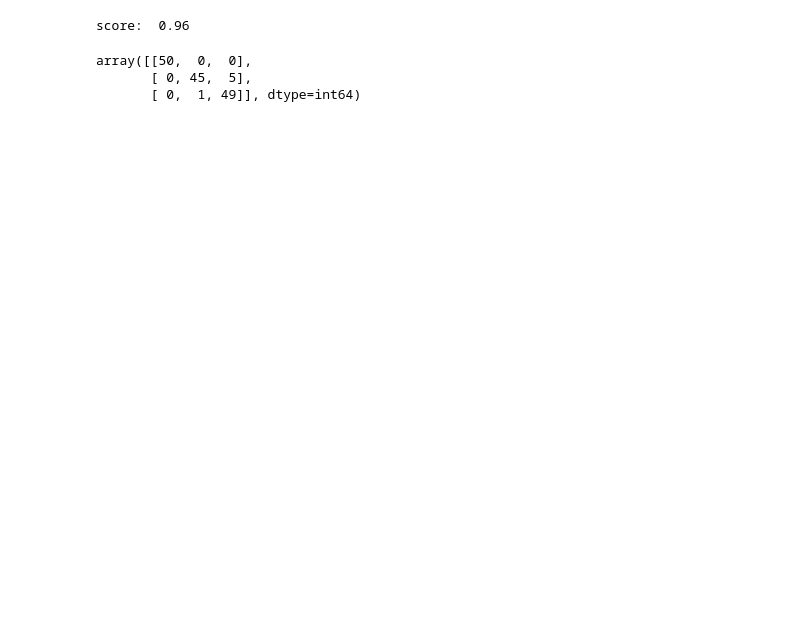
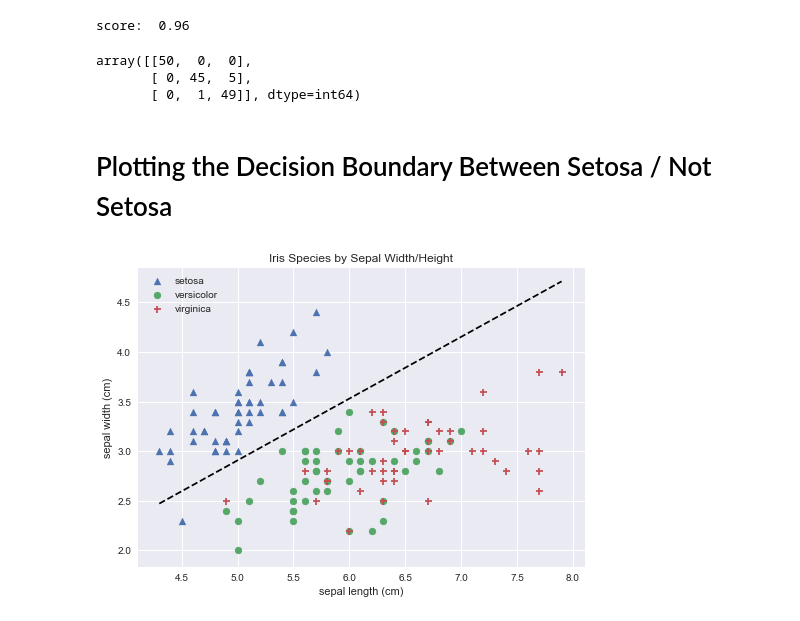
Before and after one commit to charliedavenport/ACM_ML, a Jupyter notebook: iris Dataset/Iris.ipynb, the cells around one changed output. Drawn from its saved outputs; the diff is of its cells as text; code cells hidden in the pictures; blank space fills up the shorter version.

```diff
--- a/iris Dataset/Iris.ipynb
+++ b/iris Dataset/Iris.ipynb
@@ -114,3 +103,37 @@ confusion_matrix(y,pred)
 array([[50,  0,  0],
        [ 0, 45,  5],
        [ 0,  1, 49]], dtype=int64)
+# %% [markdown]
+# Plotting the Decision Boundary Between Setosa / Not Setosa
+# %%
+x_col = iris_df.columns[0] # 'sepal length (cm)'
+y_col = iris_df.columns[1] # 'sepal width (cm)'
+
+# selection by callable.
+# See https://pandas.pydata.org/pandas-docs/stable/user_guide/indexing.html#indexing-callable
+plt.scatter(iris_df.loc[lambda df: df.Species==0, x_col],
+            iris_df.loc[lambda df: df.Species==0, y_col],
+            marker='^')
+plt.scatter(iris_df.loc[lambda df: df.Species==1, x_col],
+            iris_df.loc[lambda df: df.Species==1, y_col],
+            marker='o')
+plt.scatter(iris_df.loc[lambda df: df.Species==2, x_col],
+            iris_df.loc[lambda df: df.Species==2, y_col],
+            marker='+')
+plt.xlabel(x_col)
+plt.ylabel(y_col)
+plt.title('Iris Species by Sepal Width/Height')
+plt.legend(iris.target_names)
+
+# DECISION BOUNDARY - Setosa / not Setosa
+
+X_sepal = X[:, :2]                      # just the sepal length/width
+y_setosa = (y == 0)                     # True/False labels for binary classification
+log_reg.fit(X_sepal, y_setosa)          # refit the model as a binary classifier
+boundary_x = np.array([X[:, 0].min(),   # min value for sepal length
+                       X[:, 0].max()])  # max value for sepal length
+boundary_y = -(log_reg.coef_[0][0] * boundary_x + log_reg.intercept_[0]) / log_reg.coef_[0][1]
+plt.plot(boundary_x, boundary_y, 'k--')
+plt.show()
+# %% [output]
+[figure, added]
```
Also changed, not shown: parts of 5 cells of this notebook.
